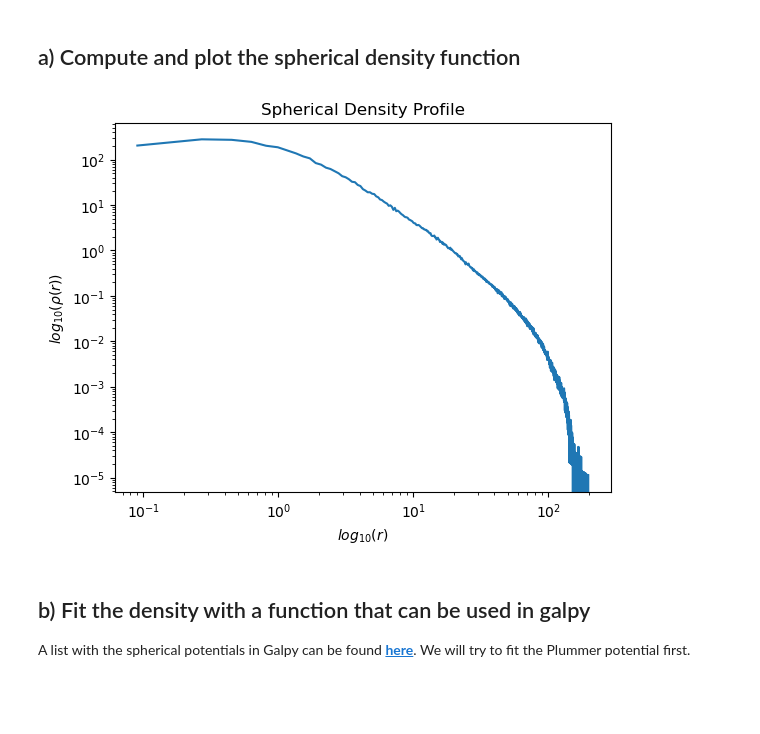
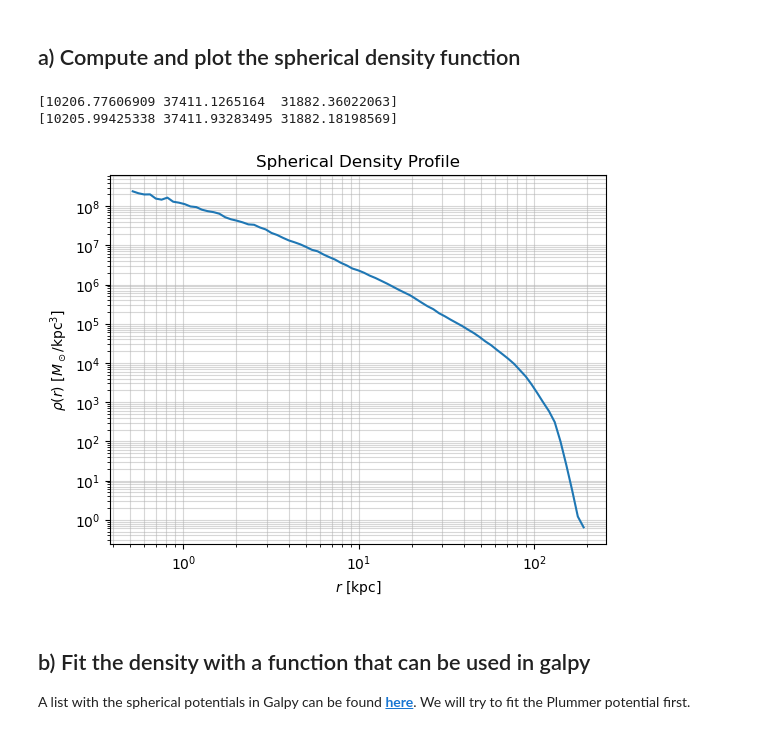
Before and after one commit to gvansan/TANA_notebooks, a Jupyter notebook: Project/hdf5_file_mathijs.ipynb, the cells around one changed output. Drawn from its saved outputs; the diff is of its cells as text; code cells hidden in the pictures; blank space fills up the shorter version.

```diff
--- a/Project/hdf5_file_mathijs.ipynb
+++ b/Project/hdf5_file_mathijs.ipynb
@@ -199,7 +199,7 @@ def compute_potential(positions, m_particle,
             r = coms[node_idx] - pos
 
             # Apply periodic boundary conditions (minimum image convention)
-            r = r - BoxSize * np.round(r / BoxSize)
+            #r = r - BoxSize * np.round(r / BoxSize)
 
             dist = np.sqrt((r * r).sum()) + eps
 
@@ -302,27 +350,44 @@ plt.show()
 # Part 2) Compute density profile $\rho(r)$ from particle data
 # %% [markdown]
 ## a) Compute and plot the spherical density function
+# %%
+center_of_mass = np.mean(coordinates, axis=0) #Naieve, does not give the most bound particle
+print(center_of_mass)
+
+#Most bound particle
+i = np.argmin(potentials)
+pot = np.min(potentials)
+most_bound = coordinates[i]
+print(most_bound)
+# %% [output]
+[10206.77606909 37411.1265164  31882.36022063]
+[10205.99425338 37411.93283495 31882.18198569]
 # %%
 center_of_mass = np.mean(coordinates, axis=0)
-radius_particles = np.linalg.norm(coordinates - center_of_mass, axis=1) #compute the radius of each particle (distance to Center Of Mass)
-r_min = min(radius_particles)
-r_max = max(radius_particles)
-N_bins = 1100
-r_bins = np.linspace(0, r_max, N_bins+1) #Choose a set of radial bins
-particles_per_bin, _ = np.histogram(radius_particles, bins = r_bins, range = (r_min, r_max)) #array with the radius of each particle in N_bins bins
+radius_particles = np.linalg.norm(coordinates - most_bound, axis=1) #compute the radius of each particle (distance to most bound particle)
+
+
+# Log-spaced bins
+N_bins = 80
+r_min = np.percentile(radius_particles, 0.1)     # avoid r=0 bin
+r_max = np.max(radius_particles)
+r_bins = np.logspace(np.log10(r_min), np.log10(r_max), N_bins)
+
+particles_per_bin, _ = np.histogram(radius_particles, bins = r_bins) #array with the radius of each particle in N_bins bins
 shell_volume = (4/3)*np.pi*(r_bins[1:]**3 - r_bins[:-1]**3) #volume of shell (r_i+1 - r_i)
-rho_data = particles_per_bin/shell_volume
-r_mid = (r_bins[1:]+r_bins[:-1])/2
+rho_data = particles_per_bin*m_dm/shell_volume
+r_mid = np.sqrt(r_bins[1:] * r_bins[:-1])
 
 import matplotlib.pyplot as plt
 
 plt.loglog(r_mid, rho_data)
-plt.xlabel(r"$log_{10}(r)$")
-plt.ylabel(r"$log_{10}(\rho(r))$")
+plt.xlabel(r"$r$ [kpc]")
+plt.ylabel(r"$\rho(r)$ [$M_\odot$/kpc$^3$]")
 plt.title("Spherical Density Profile")
+plt.grid(which = 'both', alpha = 0.5)
 plt.show()
 # %% [output]
-[figure, old version]
+[figure, new version]
 # %% [markdown]
 ## b) Fit the density with a function that can be used in galpy
 
```
Also changed, not shown: parts of 4 cells of this notebook.
